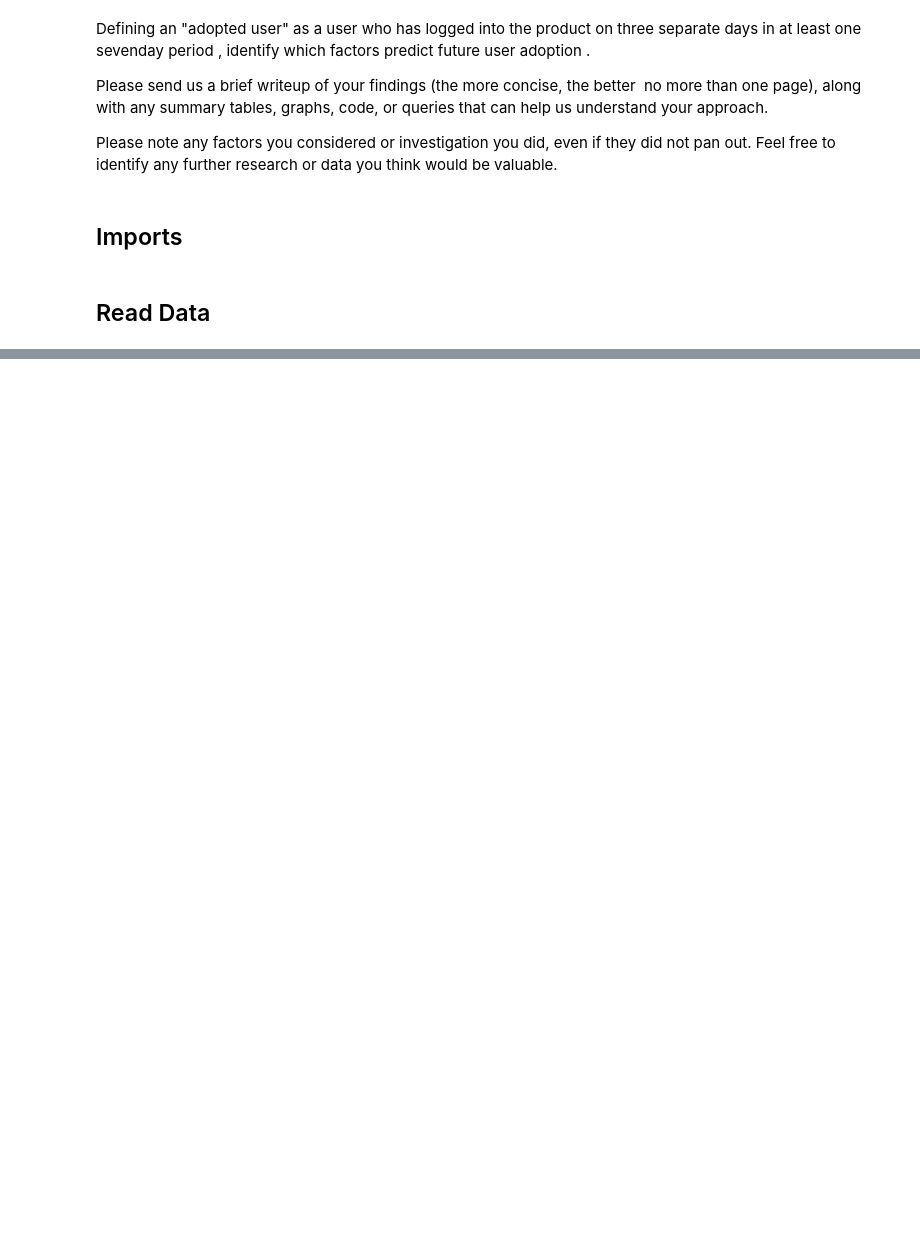
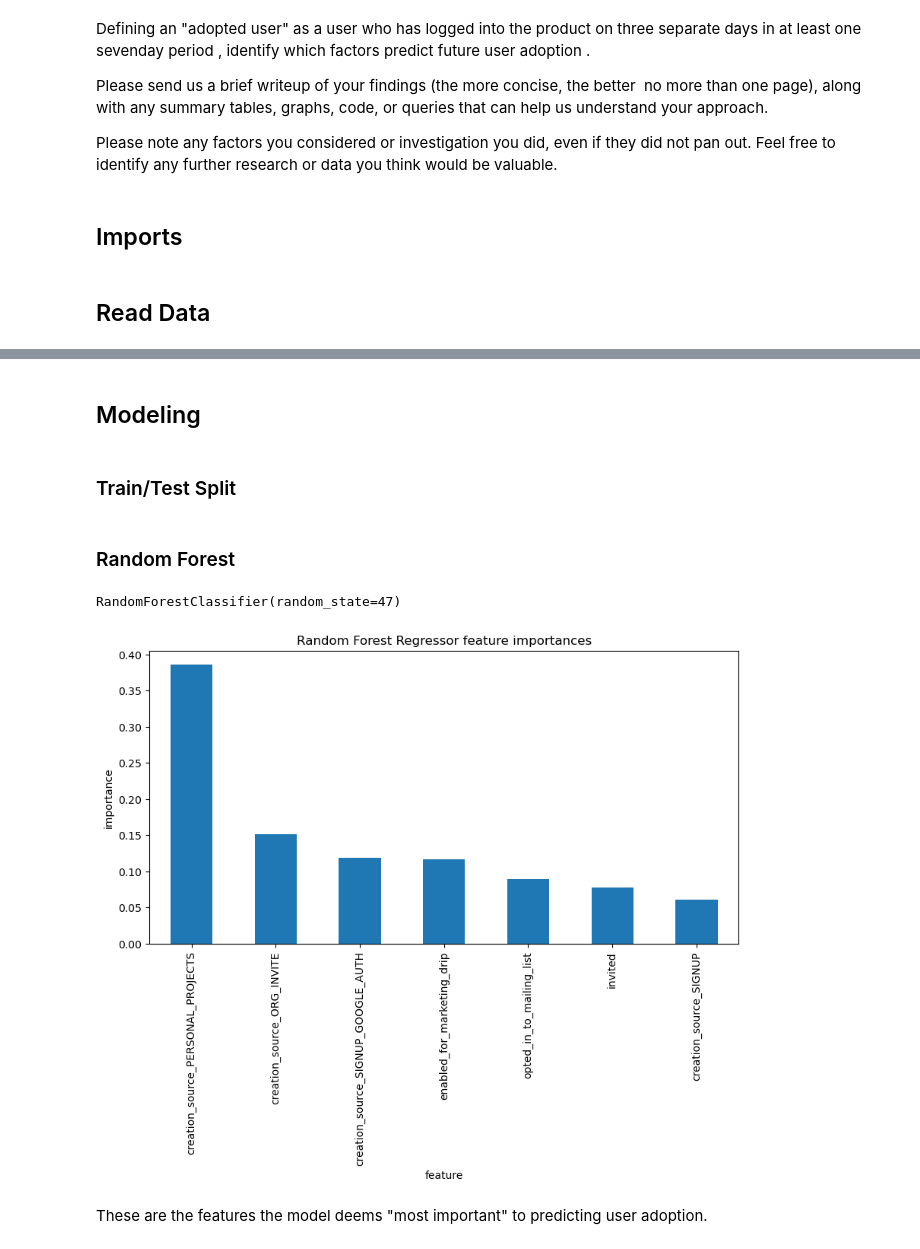
Before and after one commit to BenjaminLe1/Interview-Challenge-2, a Jupyter notebook: relax.ipynb, the cells around one changed output, grey strips where cells are left out. Drawn from its saved outputs; the diff is of its cells as text; code cells hidden in the pictures; blank space fills up the shorter version.

```diff
--- a/relax.ipynb
+++ b/relax.ipynb
@@ -31,0 +139,7 @@ df = df1.merge(df2, how='left', on='user')
+# %%
+# Drop and wrangle useless features
+df['adoption'] = df['adoption'].fillna(0)
+df['invited'] = 1
+df.loc[df['invited_by_user_id'].isna(), 'invited'] = 0
+df.drop(['user_id', 'creation_time', 'name', 'email',
+         'last_session_creation_time', 'org_id', 'invited_by_user_id'], axis=1, inplace=True)
@@ -31,0 +164,33 @@ df = df1.merge(df2, how='left', on='user')
+# %% [markdown]
+## Modeling
+# %% [markdown]
+### Train/Test Split
+# %%
+# Split data into train and test splits
+X_train, X_test, y_train, y_test = train_test_split(df.drop(columns='adoption'),
+                                                    df.adoption,
+                                                    test_size=0.3,
+                                                    random_state=67)
+# %% [markdown]
+### Random Forest
+# %%
+# Random forest pipeline
+rf_model = RandomForestClassifier(random_state=47)
+# %%
+# Fit to trianing data
+rf_model.fit(X_train, y_train)
+# %% [output]
+RandomForestClassifier(random_state=47)
+# %%
+# See what features the Random Forest model deems most important
+plt.subplots(figsize=(10, 5))
+imps = rf_model.feature_importances_
+rf_feat_imps = pd.Series(imps, index=X_train.columns).sort_values(ascending=False)
+rf_feat_imps.plot(kind='bar')
+plt.xlabel('feature')
+plt.ylabel('importance')
+plt.title('Random Forest Regressor feature importances');
+# %% [output]
+[figure, added]
+# %% [markdown]
+These are the features the model deems "most important" to predicting user adoption.
```
Also changed, not shown: parts of 12 cells of this notebook.
